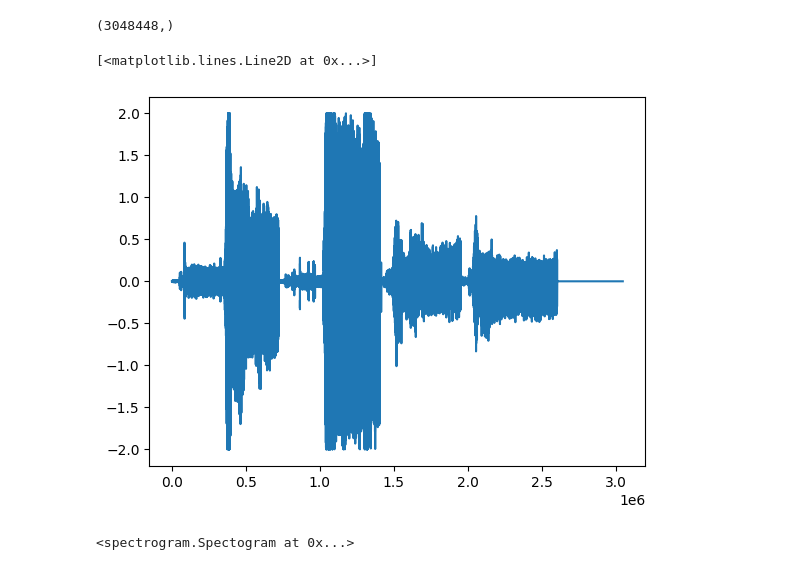
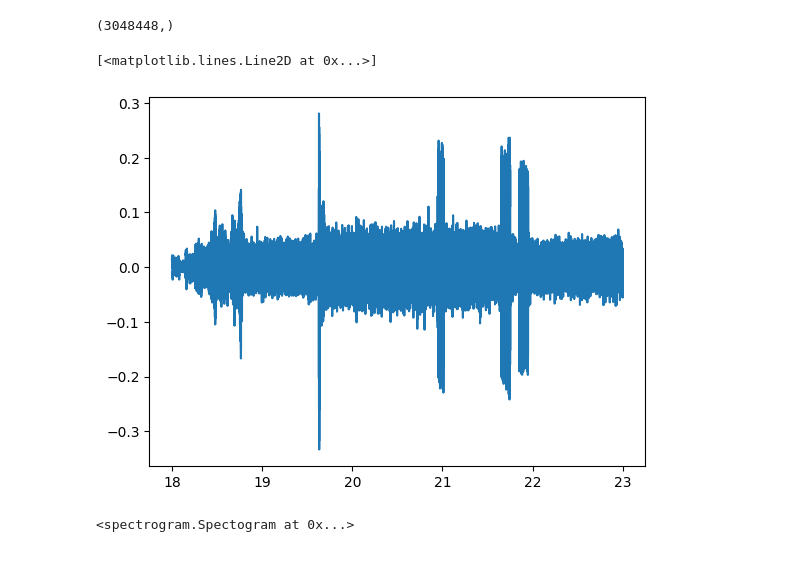
Before and after one commit to ajakovac/Mikrofonok, a Jupyter notebook: analysis.ipynb, the cells around one changed output. Saved outputs shown, nothing was run; the diff lists cells and outputs as text; code cells hidden in the pictures.

```diff
--- a/analysis.ipynb
+++ b/analysis.ipynb
@@ -37,11 +37,13 @@ data = np.sum(data, axis=1)
 data.shape
 # %% [output]
 (3048448,)
-# %%
-n1,n2 = [400000,700000]
-n1,n2=[0,len(data)]
-plt.plot(data[n1:n2])
-# %% [output]
-[<matplotlib.lines.Line2D at 0x...>]
-[figure, removed]
+# %%
+t1 = 18 #sec
+t2 = 23 #spect.maxtime
+n1, n2 = spect.convert_range(t1,t2)
+sample = data[n1:n2]
+plt.plot(t1+ np.arange(len(sample))/spect.sample_rate, sample)
+# %% [output]
+[<matplotlib.lines.Line2D at 0x...>]
+[figure, added]
 # %%
```
Also changed, not shown: parts of 23 cells of this notebook.
